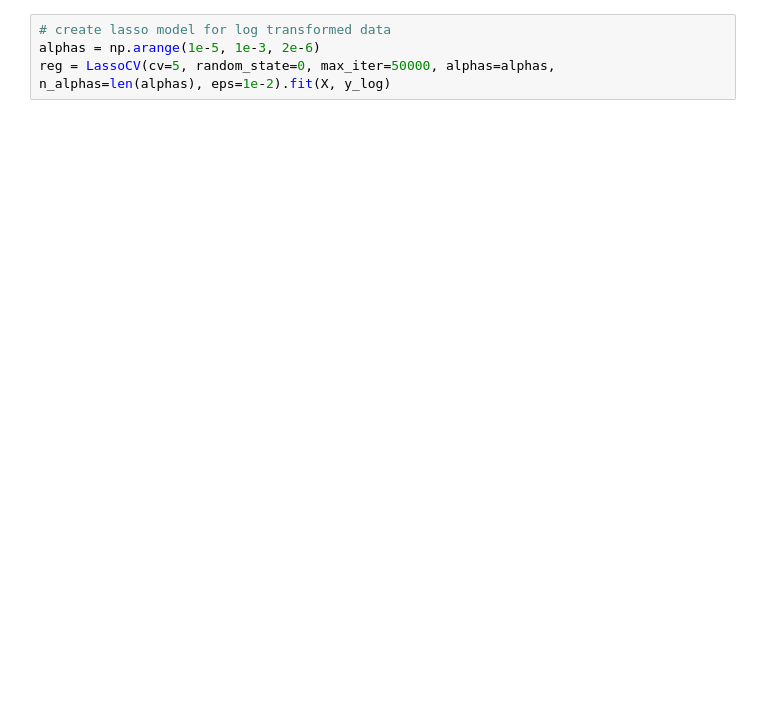
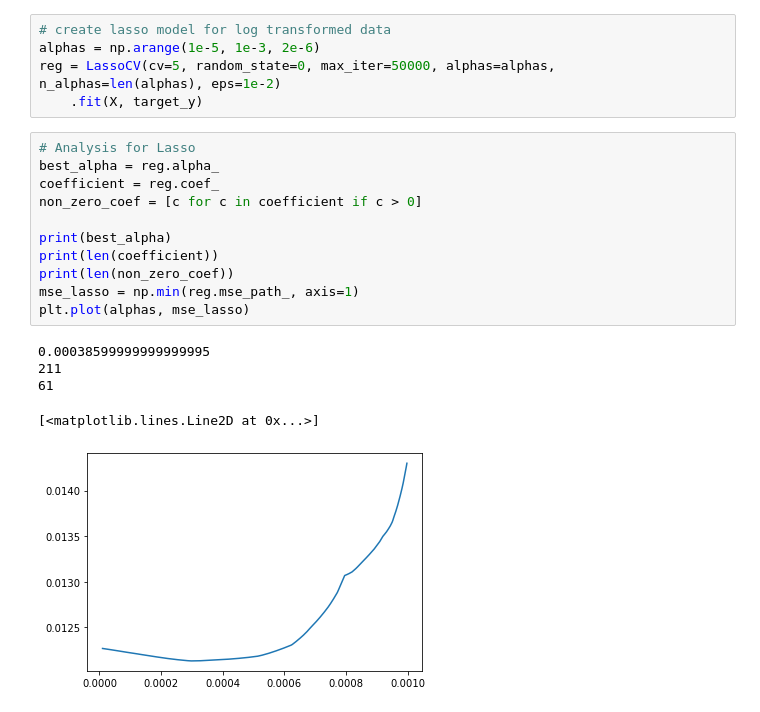
Before and after one commit to tyhe12/kaggle-housing, a Jupyter notebook: Lasso.ipynb, the cells around one changed output. Drawn from its saved outputs; the diff is of its cells as text; blank space fills up the shorter version.

```diff
--- a/Lasso.ipynb
+++ b/Lasso.ipynb
@@ -86,4 +134,22 @@ X_test = test_set[[c for c in test_set.columns if c not in omit]]
 # %%
 # create lasso model for log transformed data
 alphas = np.arange(1e-5, 1e-3, 2e-6)
-reg = LassoCV(cv=5, random_state=0, max_iter=50000, alphas=alphas, n_alphas=len(alphas), eps=1e-2).fit(X, y_log)
+reg = LassoCV(cv=5, random_state=0, max_iter=50000, alphas=alphas, n_alphas=len(alphas), eps=1e-2)
+    .fit(X, target_y)
+# %%
+# Analysis for Lasso
+best_alpha = reg.alpha_
+coefficient = reg.coef_
+non_zero_coef = [c for c in coefficient if c > 0]
+
+print(best_alpha)
+print(len(coefficient))
+print(len(non_zero_coef))
+mse_lasso = np.min(reg.mse_path_, axis=1)
+plt.plot(alphas, mse_lasso)
+# %% [output]
+0.00038599999999999995
+211
+61
+[<matplotlib.lines.Line2D at 0x...>]
+[figure, added]
```
Also changed, not shown: parts of 11 cells of this notebook, 3 other files.
